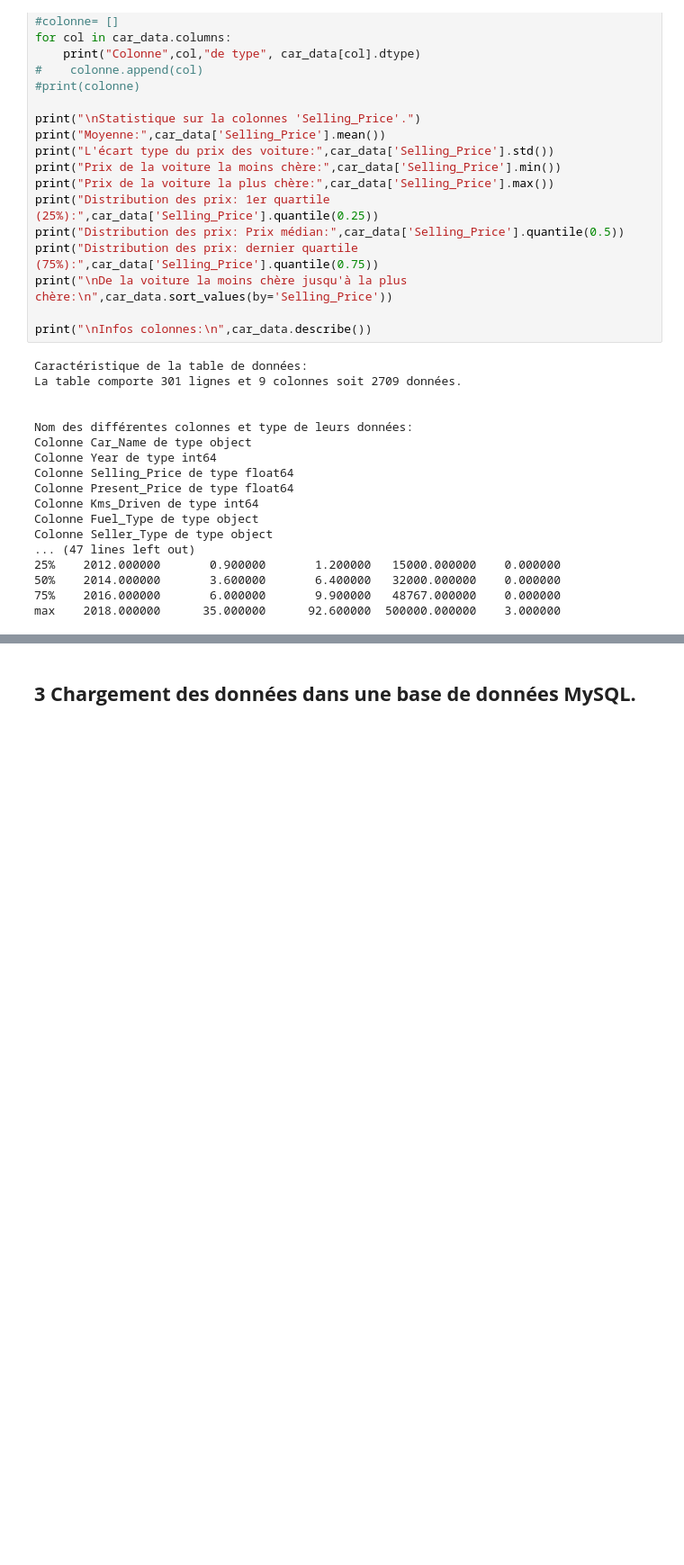
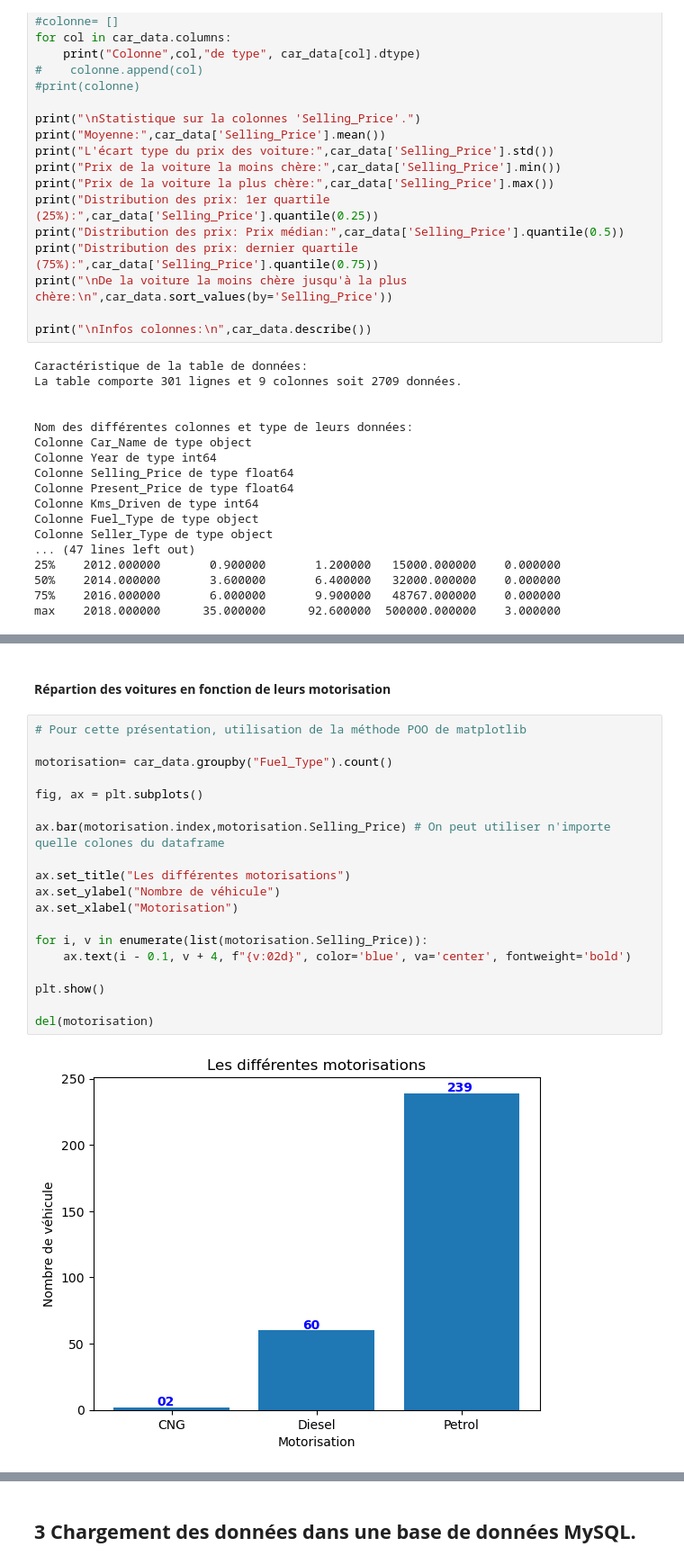
Before and after one commit to jpphi/brief1, a Jupyter notebook: Brief1 - rendu.ipynb, the cells around one changed output, grey strips where cells are left out. Shown at 90% size. Saved outputs shown, nothing was run; the diff lists cells and outputs as text; blank space fills up the shorter version.

```diff
--- a/Brief1 - rendu.ipynb
+++ b/Brief1 - rendu.ipynb
@@ -128,2 +211,25 @@ plt.show()
+# %% [markdown]
+#### **Répartion des voitures en fonction de leurs motorisation**
+# %%
+# Pour cette présentation, utilisation de la méthode POO de matplotlib
+
+motorisation= car_data.groupby("Fuel_Type").count()
+
+fig, ax = plt.subplots()
+
+ax.bar(motorisation.index,motorisation.Selling_Price) # On peut utiliser n'importe quelle colones du dataframe
+
+ax.set_title("Les différentes motorisations")
+ax.set_ylabel("Nombre de véhicule")
+ax.set_xlabel("Motorisation")
+
+for i, v in enumerate(list(motorisation.Selling_Price)):
+    ax.text(i - 0.1, v + 4, f"{v:02d}", color='blue', va='center', fontweight='bold')
+
+plt.show()
+
+del(motorisation)
+# %% [output]
+[figure, added]
 # %% [markdown]
 #### **Notes de cours & ressources**
```
Also changed, not shown: parts of 87 cells of this notebook, 1 other file.
